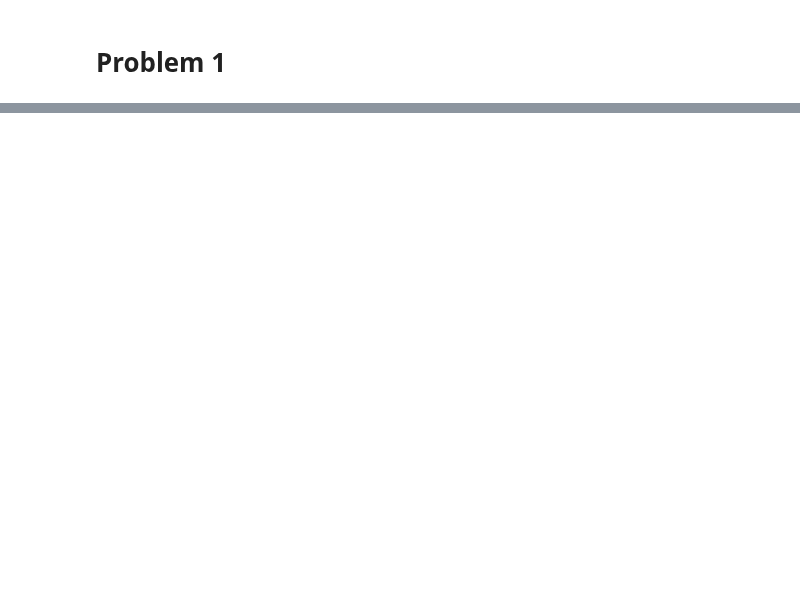
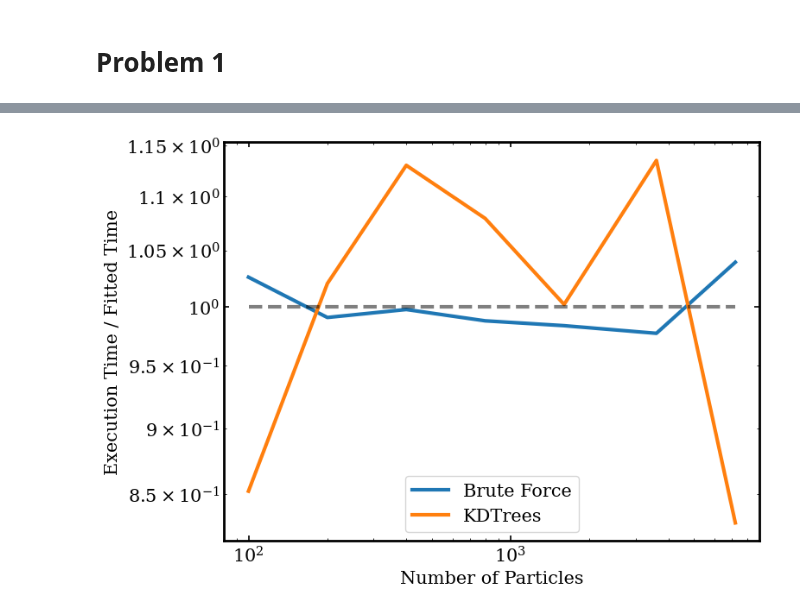
Before and after one commit to ochase10/compute-class, a Jupyter notebook: hw3/hw3.ipynb, the cells around one changed output, grey strips where cells are left out. Drawn from its saved outputs; the diff is of its cells as text; code cells hidden in the pictures; blank space fills up the shorter version.

```diff
--- a/hw3/hw3.ipynb
+++ b/hw3/hw3.ipynb
@@ -146,0 +247,14 @@ array([[-1.64574603e-01,  1.39449986e-01,  1.42771985e-02],
+# %%
+pl.figure(figsize=(8,6))
+pl.loglog(ns, brute_times / (np.exp(bfit[1])*ns**bfit[0]), label="Brute Force")
+pl.loglog(ns, tree_times / (np.exp(tfit[1])*ns**tfit[0]), label="KDTrees")
+
+pl.plot(ns, np.ones(len(ns)),c="k",ls="--",alpha=0.5)
+
+pl.ylabel("Execution Time / Fitted Time")
+pl.xlabel("Number of Particles")
+
+pl.legend()
+pl.show()
+# %% [output]
+[figure, added]
```
Also changed, not shown: parts of 24 cells of this notebook, 1 other file.
